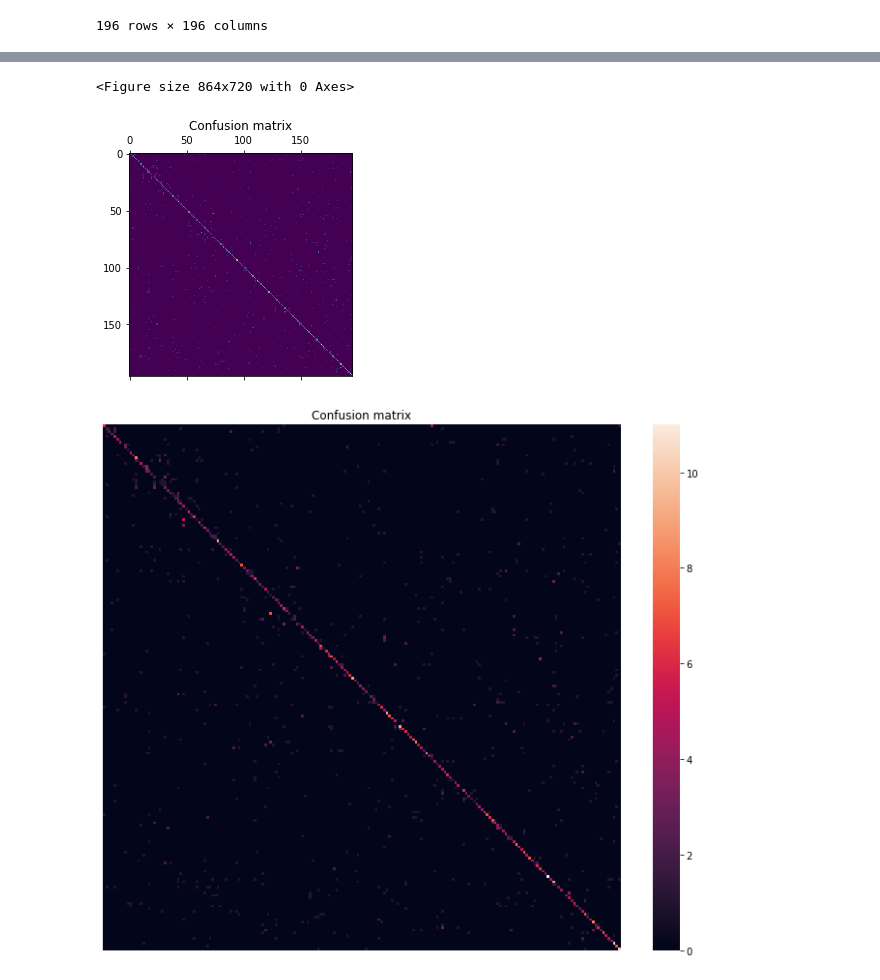
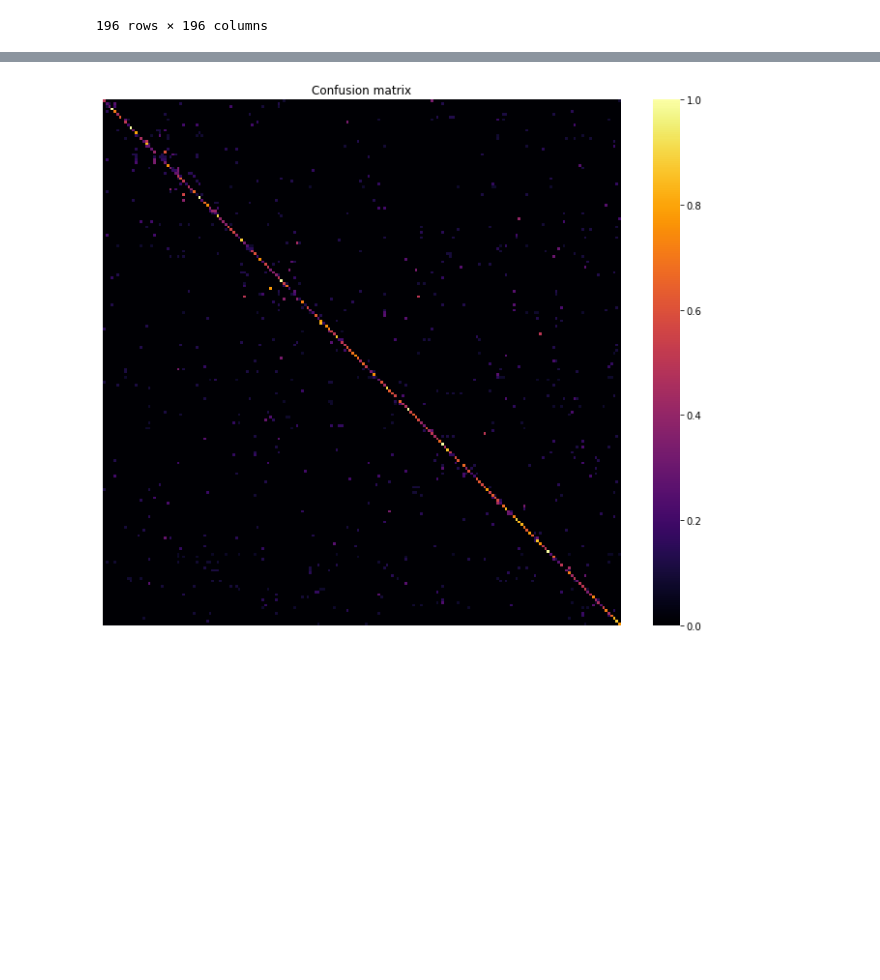
Before and after one commit to Sarsoo/DIGITS-CNN, a Jupyter notebook: cars/confusions.ipynb, the cells around one changed output, grey strips where cells are left out. Saved outputs shown, nothing was run; the diff lists cells and outputs as text; code cells hidden in the pictures; blank space fills up the shorter version.

```diff
--- a/cars/confusions.ipynb
+++ b/cars/confusions.ipynb
@@ -11,3 +11,17 @@ DIGITs generates confusion matrix tables, need to render as is, not generate usi
 # %%
 frame = pd.read_csv('architecture-investigations/fc/3-layers/1024/conf.csv', index_col=0)
 accuracy_col = frame.pop('Per-class accuracy')
+# %%
+normalised_array = np.ndarray((196, 196))
+for idx, row in enumerate(frame.to_numpy()):
+    normalised_array[idx, :] = row / np.sum(row)
+
+# check correct accuracy
+for acc, (idx, row) in zip(accuracy_col, enumerate(normalised_array[:10])):
+    print(acc, row[idx])
+
+class_acc_counter = 0
+for idx, row in enumerate(normalised_array):
+    class_acc_counter += row[idx]
+
+print(f"\nMAP = {class_acc_counter*100/196:.4}%")
@@ -30,22 +69,10 @@ frame
 # %%
 plt.figure(figsize=(12, 10)
 #            , dpi=400
           )
-
-plt.matshow(frame)
+sns.heatmap(normalised_array, xticklabels=False, yticklabels=False, cmap='inferno')
 
 plt.title('Confusion matrix')
 plt.show()
 # %% [output]
-<Figure size 864x720 with 0 Axes>
-[figure, old version]
+[figure, new version]
-# %%
-plt.figure(figsize=(12, 10)
-#            , dpi=400
-          )
-sns.heatmap(frame, xticklabels=False, yticklabels=False)
-
-plt.title('Confusion matrix')
-plt.show()
-# %% [output]
-[figure, removed]
```
Also changed, not shown: parts of 2 cells of this notebook, 4 other files.
